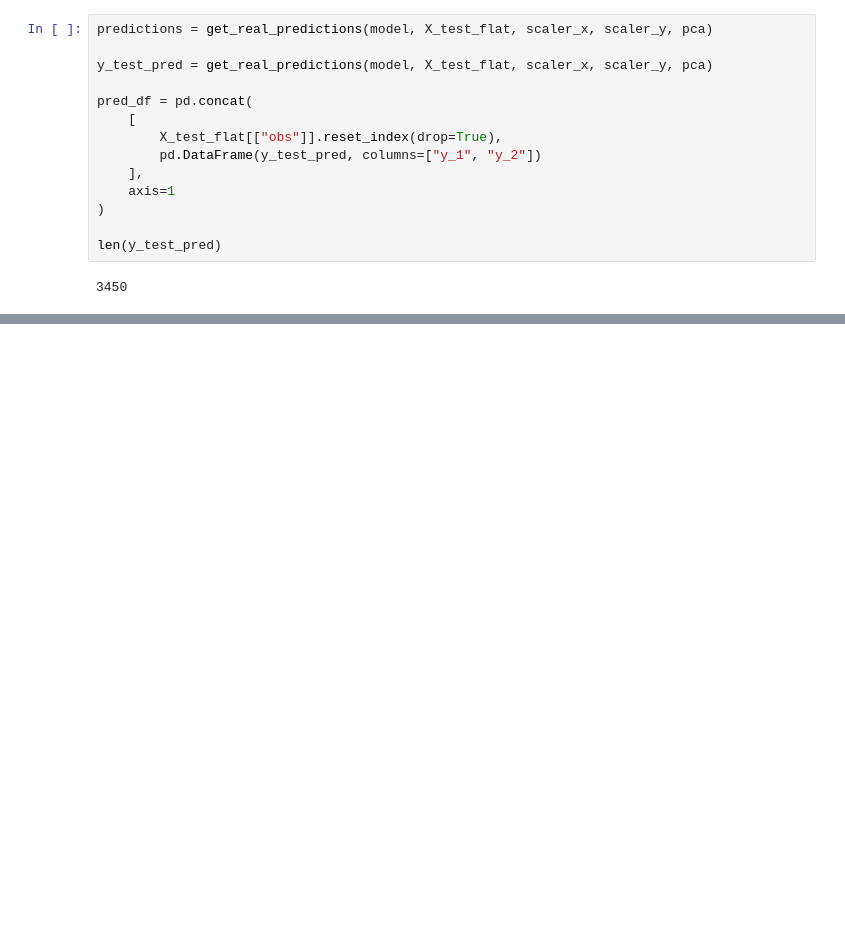
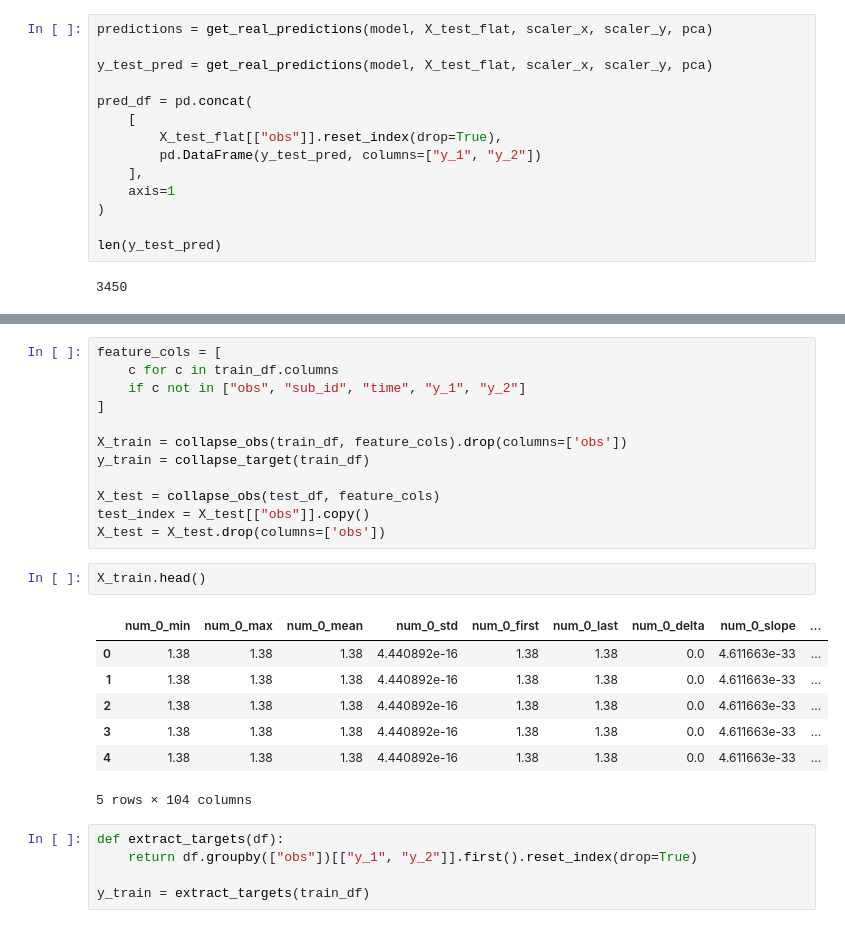
Before and after one commit to cyab05/advanced_ml_project, a Jupyter notebook: connor_mlp.ipynb, the cells around one changed output, grey strips where cells are left out. Saved outputs shown, nothing was run; the diff lists cells and outputs as text; blank space fills up the shorter version.

```diff
--- a/connor_mlp.ipynb
+++ b/connor_mlp.ipynb
@@ -253,0 +304,27 @@ len(y_test_pred)
+# %%
+feature_cols = [
+    c for c in train_df.columns
+    if c not in ["obs", "sub_id", "time", "y_1", "y_2"]
+]
+
+X_train = collapse_obs(train_df, feature_cols).drop(columns=['obs'])
+y_train = collapse_target(train_df)
+
+X_test = collapse_obs(test_df, feature_cols)
+test_index = X_test[["obs"]].copy()
+X_test = X_test.drop(columns=['obs'])
+# %%
+X_train.head()
+# %% [output]
+|  | num_0_min | num_0_max | num_0_mean | num_0_std | num_0_first | num_0_last | num_0_delta | num_0_slope | ... |
+| 0 | 1.38 | 1.38 | 1.38 | 4.440892e-16 | 1.38 | 1.38 | 0.0 | 4.611663e-33 | ... |
+| 1 | 1.38 | 1.38 | 1.38 | 4.440892e-16 | 1.38 | 1.38 | 0.0 | 4.611663e-33 | ... |
+| 2 | 1.38 | 1.38 | 1.38 | 4.440892e-16 | 1.38 | 1.38 | 0.0 | 4.611663e-33 | ... |
+| 3 | 1.38 | 1.38 | 1.38 | 4.440892e-16 | 1.38 | 1.38 | 0.0 | 4.611663e-33 | ... |
+| 4 | 1.38 | 1.38 | 1.38 | 4.440892e-16 | 1.38 | 1.38 | 0.0 | 4.611663e-33 | ... |
+5 rows × 104 columns
+# %%
+def extract_targets(df):
+    return df.groupby(["obs"])[["y_1", "y_2"]].first().reset_index(drop=True)
+
+y_train = extract_targets(train_df)
```
Also changed, not shown: parts of 13 cells of this notebook.
